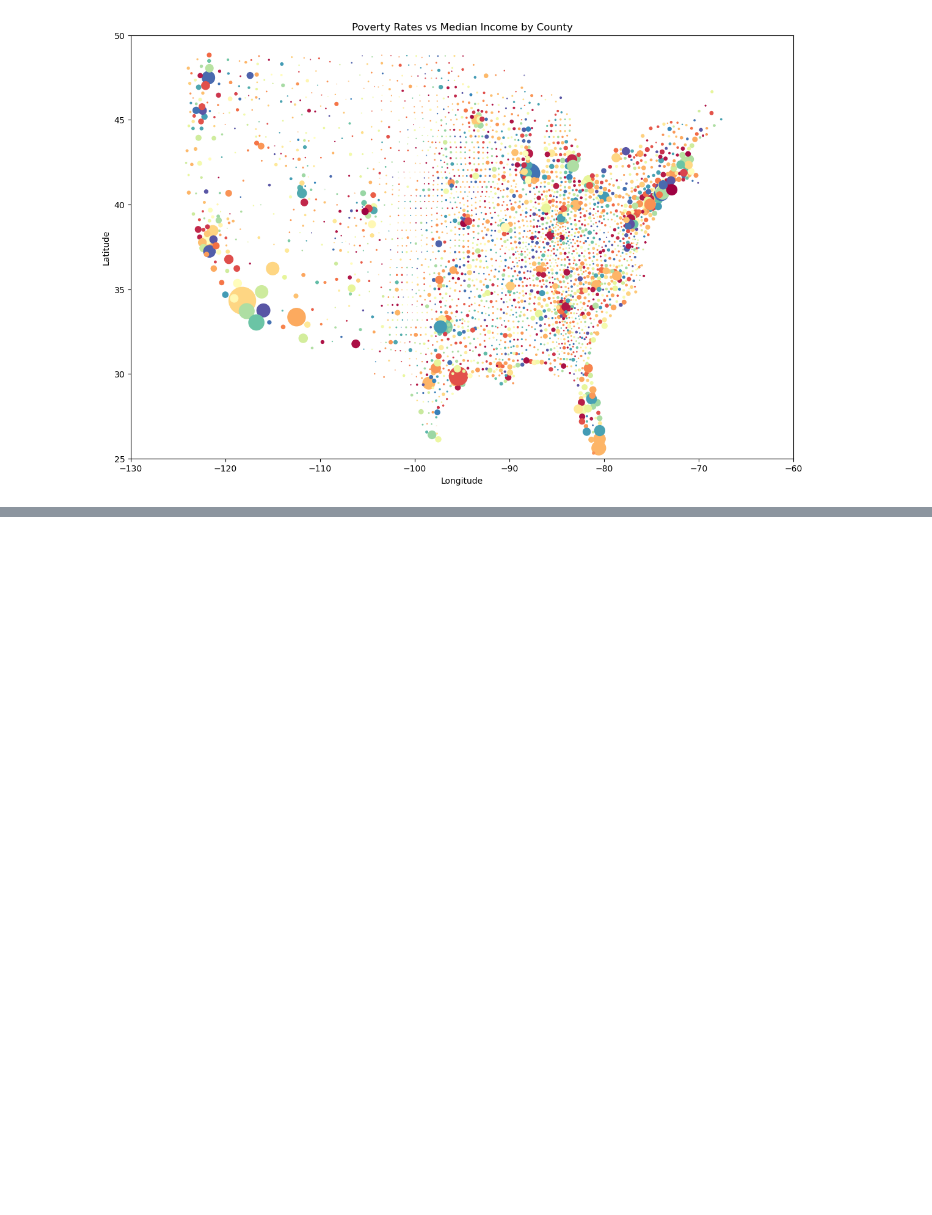
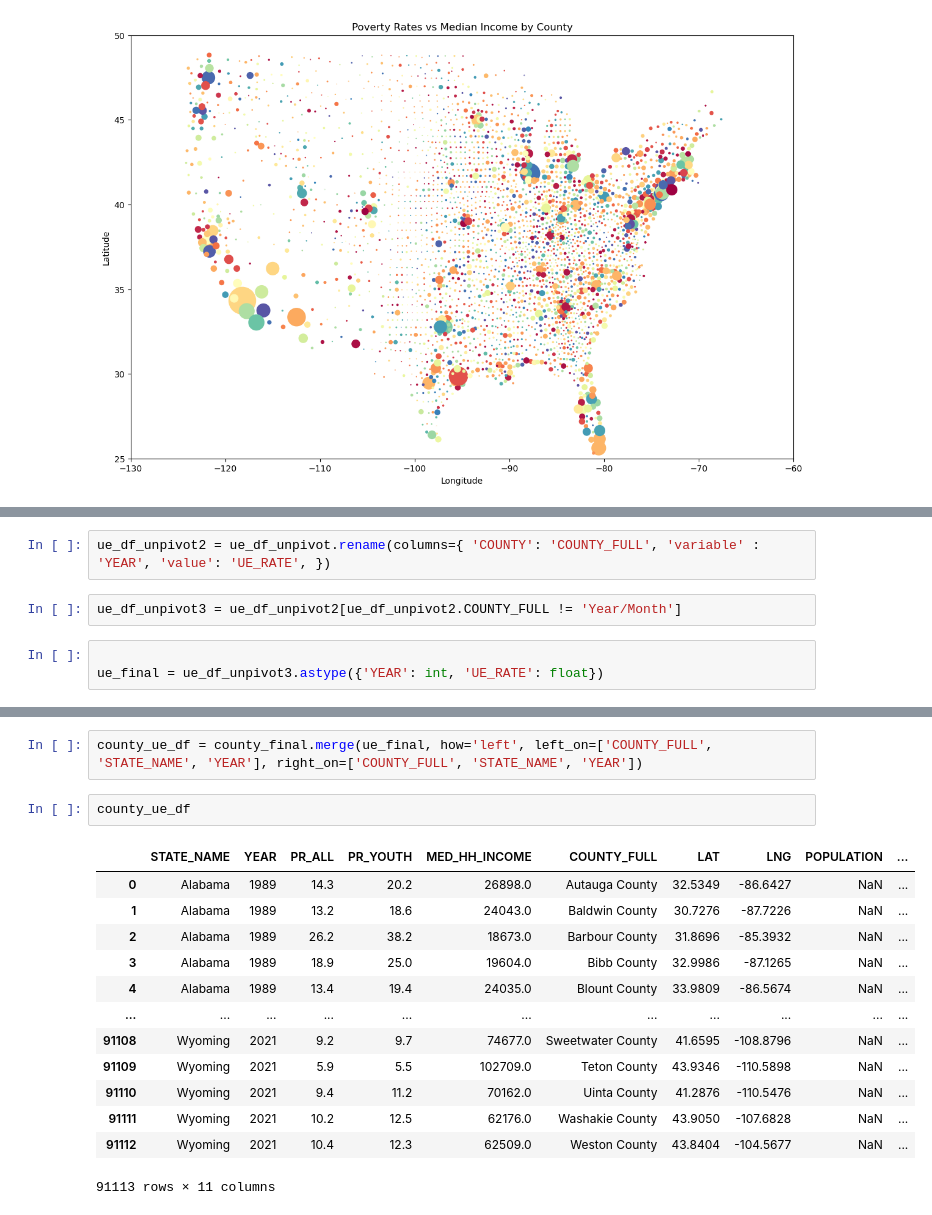
Before and after one commit to sammoe60/data-vikings, a Jupyter notebook: kendra/kendra.ipynb, the cells around one changed output, grey strips where cells are left out. Cells and saved outputs as stored; diff of their text form; blank space fills up the shorter version.

```diff
--- a/kendra/kendra.ipynb
+++ b/kendra/kendra.ipynb
@@ -305,0 +376,7 @@ county_final.plot.scatter(x='LNG', y='LAT', ylim=(25,50), xlim=(-130,-60),s=(cou
+# %%
+ue_df_unpivot2 = ue_df_unpivot.rename(columns={ 'COUNTY': 'COUNTY_FULL', 'variable' : 'YEAR', 'value': 'UE_RATE', })
+# %%
+ue_df_unpivot3 = ue_df_unpivot2[ue_df_unpivot2.COUNTY_FULL != 'Year/Month']
+# %%
+
+ue_final = ue_df_unpivot3.astype({'YEAR': int, 'UE_RATE': float})
@@ -306 +398,19 @@ county_final.plot.scatter(x='LNG', y='LAT', ylim=(25,50), xlim=(-130,-60),s=(cou
+# %%
+county_ue_df = county_final.merge(ue_final, how='left', left_on=['COUNTY_FULL', 'STATE_NAME', 'YEAR'], right_on=['COUNTY_FULL', 'STATE_NAME', 'YEAR'])
+# %%
+county_ue_df
+# %% [output]
+|  | STATE_NAME | YEAR | PR_ALL | PR_YOUTH | MED_HH_INCOME | COUNTY_FULL | LAT | LNG | POPULATION | ... |
+| 0 | Alabama | 1989 | 14.3 | 20.2 | 26898.0 | Autauga County | 32.5349 | -86.6427 | NaN | ... |
+| 1 | Alabama | 1989 | 13.2 | 18.6 | 24043.0 | Baldwin County | 30.7276 | -87.7226 | NaN | ... |
+| 2 | Alabama | 1989 | 26.2 | 38.2 | 18673.0 | Barbour County | 31.8696 | -85.3932 | NaN | ... |
+| 3 | Alabama | 1989 | 18.9 | 25.0 | 19604.0 | Bibb County | 32.9986 | -87.1265 | NaN | ... |
+| 4 | Alabama | 1989 | 13.4 | 19.4 | 24035.0 | Blount County | 33.9809 | -86.5674 | NaN | ... |
+| ... | ... | ... | ... | ... | ... | ... | ... | ... | ... | ... |
+| 91108 | Wyoming | 2021 | 9.2 | 9.7 | 74677.0 | Sweetwater County | 41.6595 | -108.8796 | NaN | ... |
+| 91109 | Wyoming | 2021 | 5.9 | 5.5 | 102709.0 | Teton County | 43.9346 | -110.5898 | NaN | ... |
+| 91110 | Wyoming | 2021 | 9.4 | 11.2 | 70162.0 | Uinta County | 41.2876 | -110.5476 | NaN | ... |
+| 91111 | Wyoming | 2021 | 10.2 | 12.5 | 62176.0 | Washakie County | 43.9050 | -107.6828 | NaN | ... |
+| 91112 | Wyoming | 2021 | 10.4 | 12.3 | 62509.0 | Weston County | 43.8404 | -104.5677 | NaN | ... |
+91113 rows × 11 columns
 # %%
```
Also changed, not shown: parts of 14 cells of this notebook, 5 other files.
